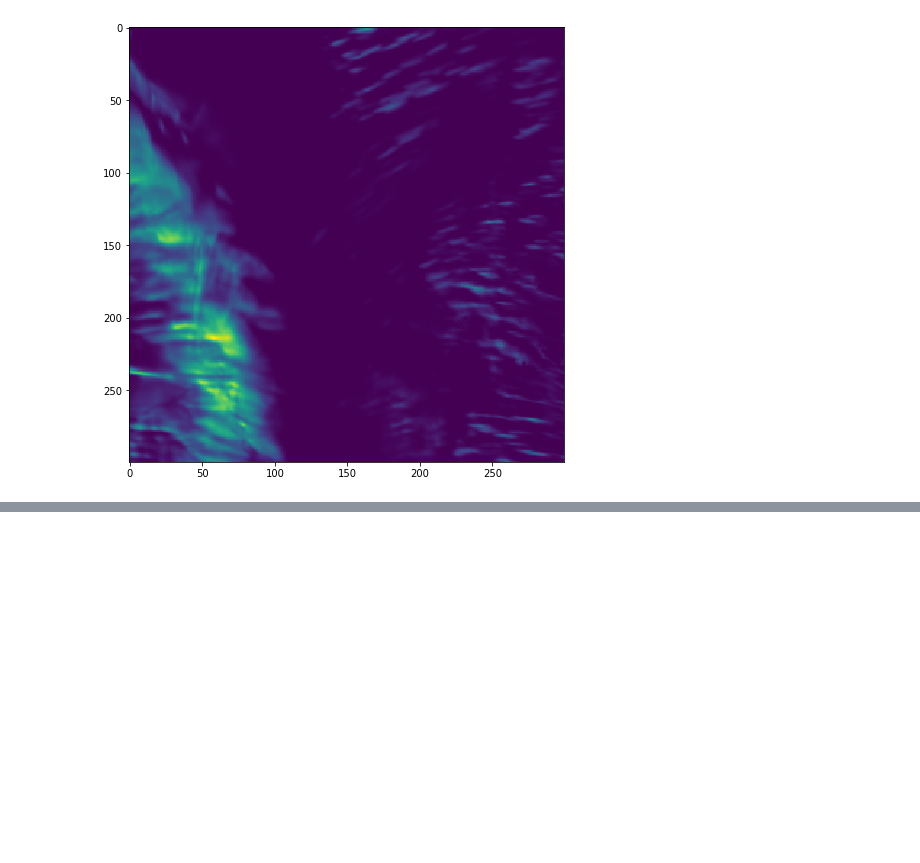
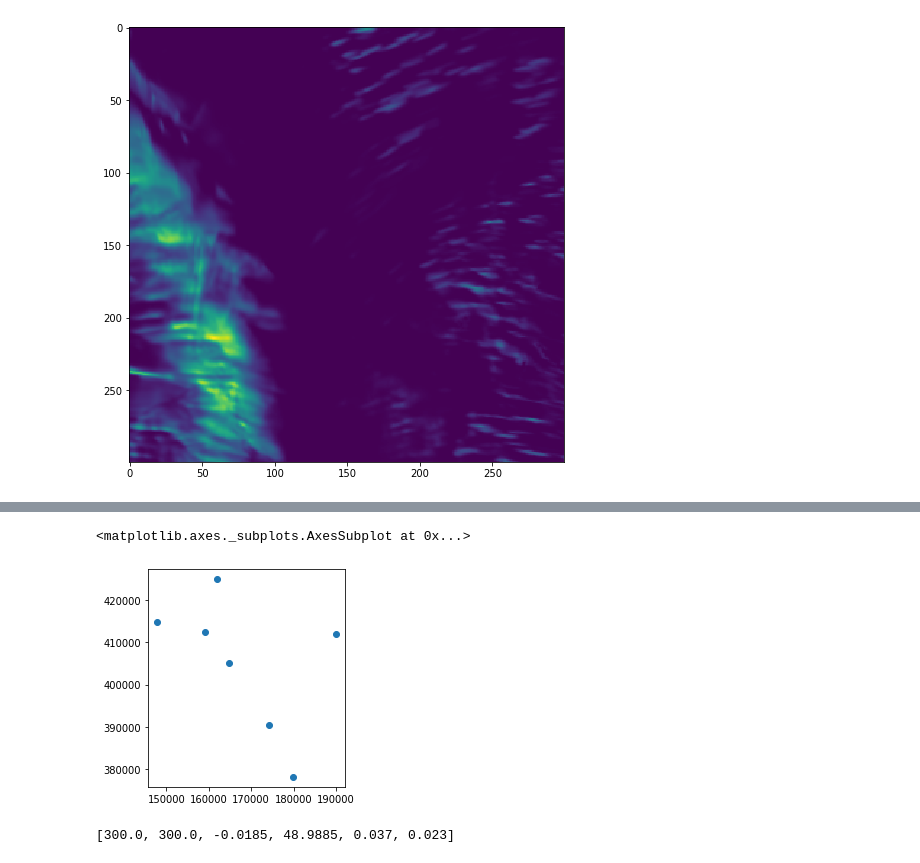
Before and after one commit to JalkapalloX/JBG060-Data-Challenge-3, a Jupyter notebook: Utility/Data Loading.ipynb, the cells around one changed output, grey strips where cells are left out. Saved outputs shown, nothing was run; the diff lists cells and outputs as text; code cells hidden in the pictures; blank space fills up the shorter version.

```diff
--- a/Utility/Data Loading.ipynb
+++ b/Utility/Data Loading.ipynb
@@ -51,0 +184,6 @@ plt.imshow(myArray)
+# %%
+brabant = gpd.read_file("D:/waterschap-aa-en-maas_sewage_2019/sewer_model/aa-en-maas_sewer_shp/RWZI.shp")
+brabant.plot()
+# %% [output]
+<matplotlib.axes._subplots.AxesSubplot at 0x...>
+[figure, added]
@@ -51,0 +214,4 @@ plt.imshow(myArray)
+# %%
+haha
+# %% [output]
+[300.0, 300.0, -0.0185, 48.9885, 0.037, 0.023]
```
Also changed, not shown: parts of 26 cells of this notebook.
